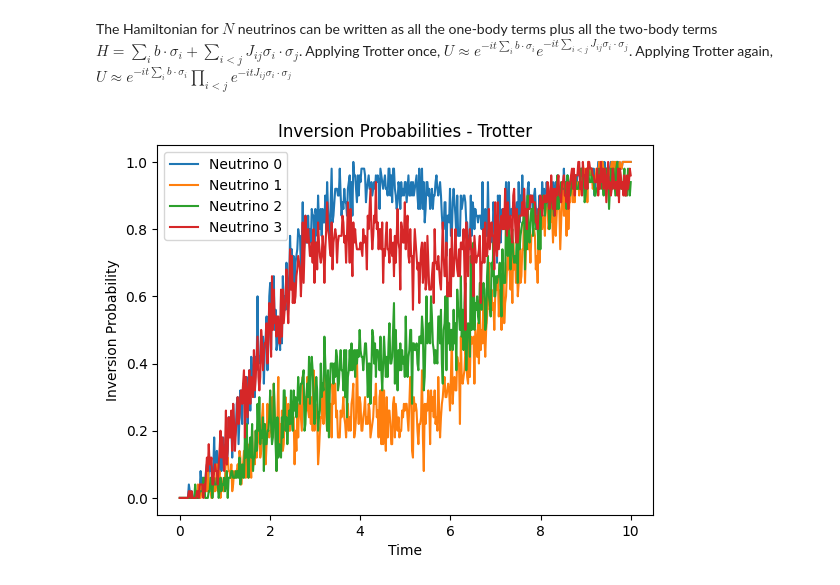
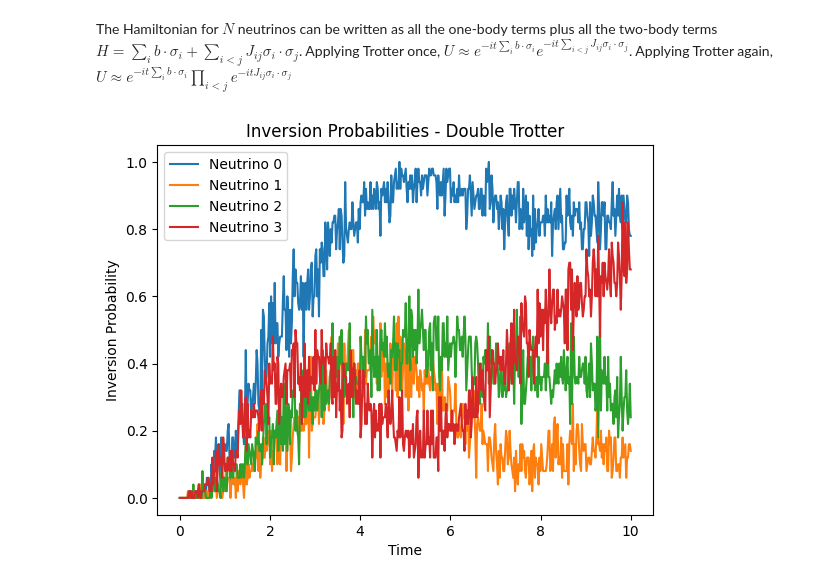
Before and after one commit to eugeneman418/QuantumEngineeringProject, a Jupyter notebook: demo.ipynb, the cells around one changed output. Cells and saved outputs as stored; diff of their text form; code cells hidden in the pictures.

Commit message:
Added missing graph to demo

```diff
--- a/demo.ipynb
+++ b/demo.ipynb
@@ -385,6 +387,6 @@ def inversion_probability_double_approx(start, end, steps, shots):
     plt.legend()
     plt.show()
 # %%
-inversion_probability_approx(start=0, end=10, steps=500, shots=50)
+inversion_probability_double_approx(start=0, end=10, steps=500, shots=50)
 # %% [output]
-[figure, old version]
+[figure, new version]
```
Also changed, not shown: parts of 5 cells of this notebook.
